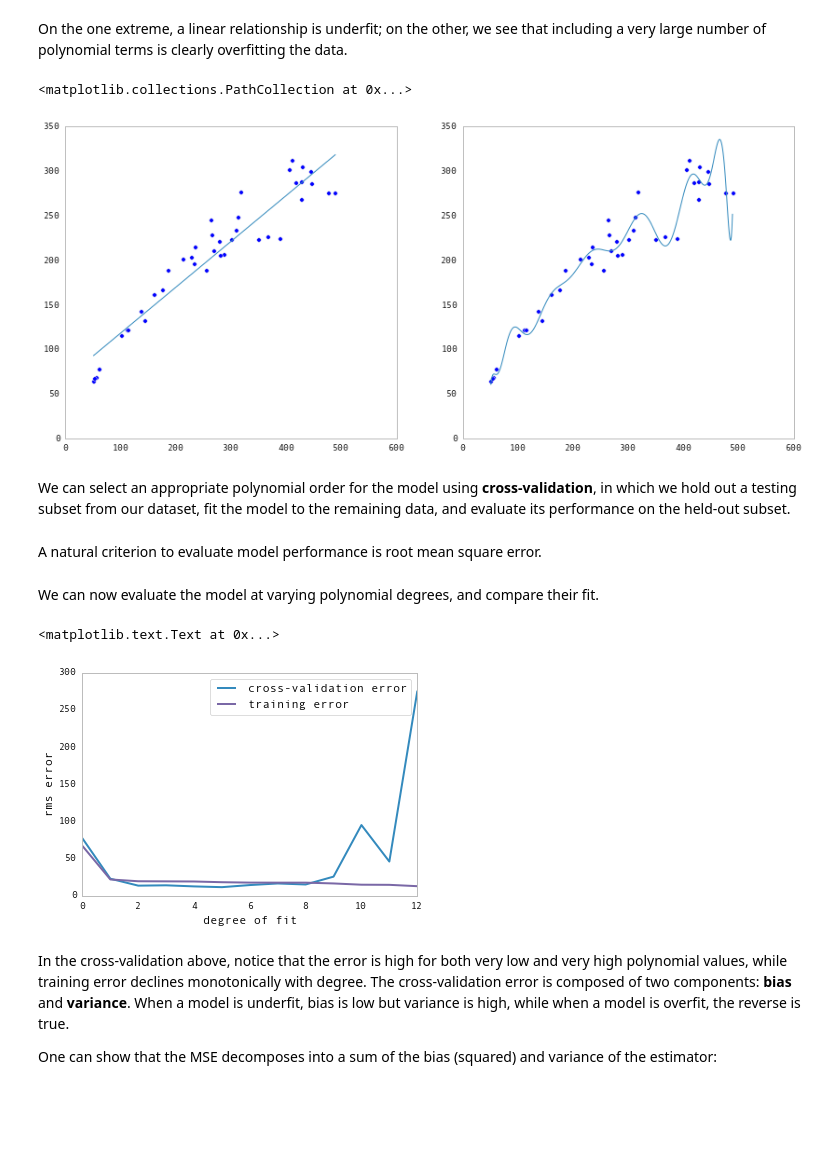
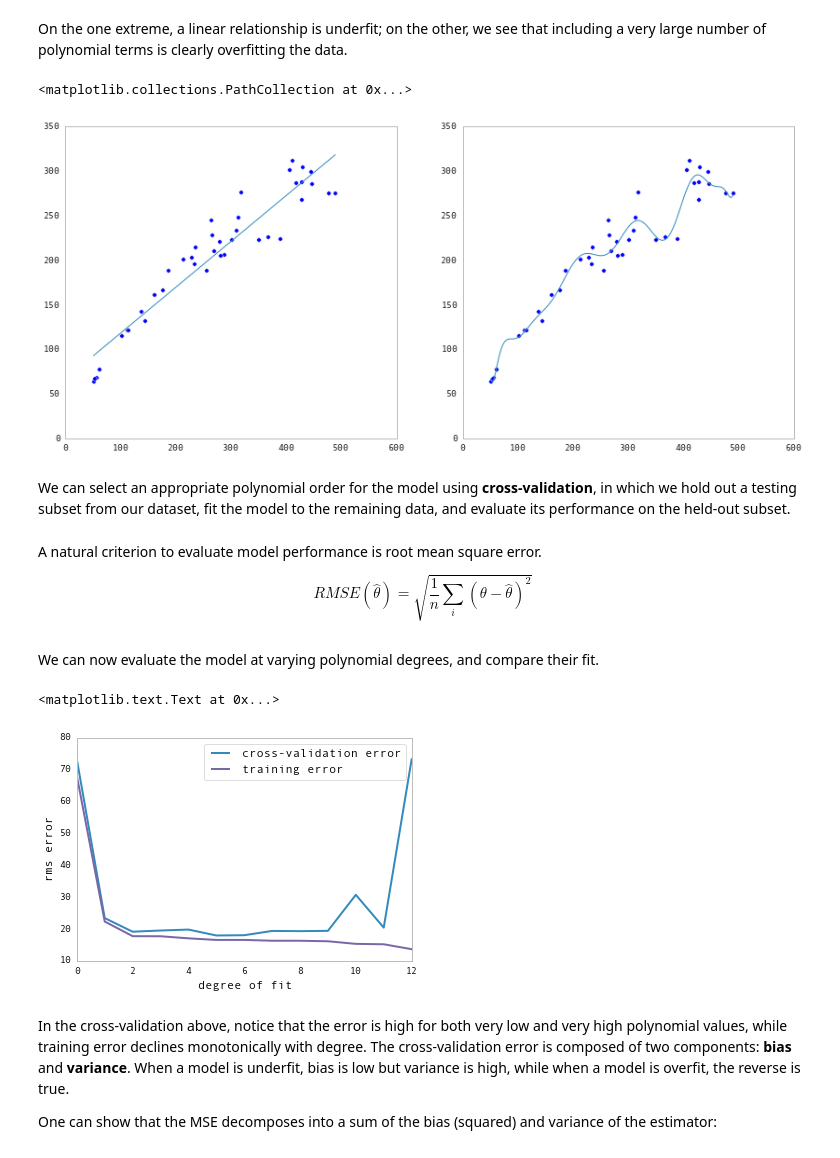
Before and after one commit to fonnesbeck/scipy2015_tutorial, a Jupyter notebook: notebooks/4. Resampling Methods and Missing Data.ipynb, the cells around one changed output. Saved outputs shown, nothing was run; the diff lists cells and outputs as text; code cells hidden in the pictures; blank space fills up the shorter version.

```diff
--- a/notebooks/4. Resampling Methods and Missing Data.ipynb
+++ b/notebooks/4. Resampling Methods and Missing Data.ipynb
@@ -32,5 +34,5 @@ What do we mean by "test"? If the model fit is a good one, then providing new da
 # %%
-salmon = pd.read_table("../data/salmon.dat", sep='\s*', index_col=0)
+salmon = pd.read_table("../data/salmon.dat", delim_whitespace=True, index_col=0)
 plt.scatter(x=salmon.spawners, y=salmon.recruits)
 # %% [output]
 <matplotlib.collections.PathCollection at 0x...>
@@ -40,20 +42,20 @@ On the one extreme, a linear relationship is underfit; on the other, we see that
 # %%
 fig, axes = plt.subplots(1, 2, figsize=(14,6))
 
 xvals = np.arange(salmon.spawners.min(), salmon.spawners.max())
 
 fit1 = np.polyfit(salmon.spawners, salmon.recruits, 1)
 p1 = np.poly1d(fit1)
 axes[0].plot(xvals, p1(xvals))
 axes[0].scatter(x=salmon.spawners, y=salmon.recruits)
 
-fit15 = np.polyfit(salmon.spawners, salmon.recruits, 15)
+fit15 = np.polyfit(salmon.spawners, salmon.recruits, 14)
 p15 = np.poly1d(fit15)
 axes[1].plot(xvals, p15(xvals))
 axes[1].scatter(x=salmon.spawners, y=salmon.recruits)
 # %% [output]
 <matplotlib.collections.PathCollection at 0x...>
-[figure, old version]
+[figure, new version]
 # %% [markdown]
 We can select an appropriate polynomial order for the model using **cross-validation**, in which we hold out a testing subset from our dataset, fit the model to the remaining data, and evaluate its performance on the held-out subset.
 # %%
@@ -62,6 +64,8 @@ test_set = salmon.sample(frac=0.3)
 train_set = salmon.drop(test_set.index)
 # %% [markdown]
 A natural criterion to evaluate model performance is root mean square error.
+
+$$RMSE(\hat{\theta}) = \sqrt{\frac{1}{n} \sum_i (\theta - \hat{\theta})^2}$$
 # %%
 def rmse(x, y, coefs):
     yfit = np.polyval(coefs, x)
@@ -93,7 +97,7 @@ ax.set_xlabel('degree of fit')
 ax.set_ylabel('rms error')
 # %% [output]
 <matplotlib.text.Text at 0x...>
-[figure, old version]
+[figure, new version]
 # %% [markdown]
 In the cross-validation above, notice that the error is high for both very low and very high polynomial values, while training error declines monotonically with degree. The cross-validation error is composed of two components: **bias** and **variance**. When a model is underfit, bias is low but variance is high, while when a model is overfit, the reverse is true.
 
```
Also changed, not shown: parts of 33 cells of this notebook.
